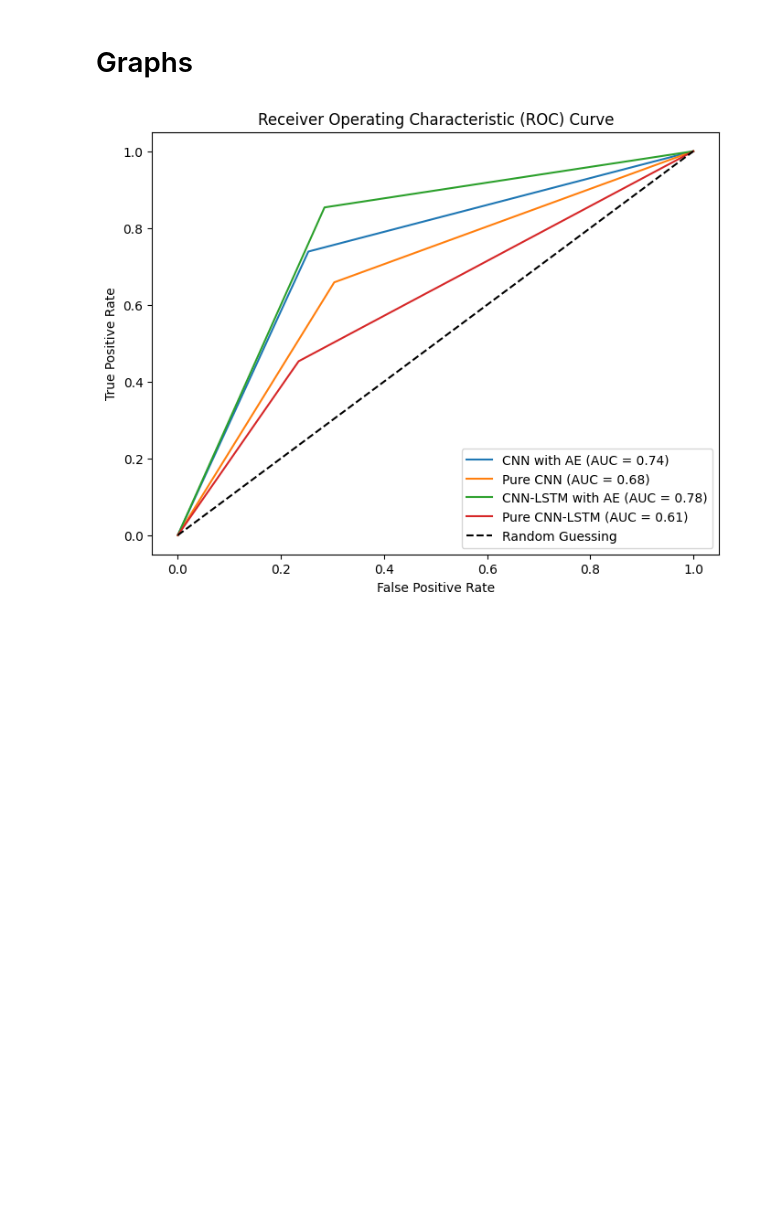
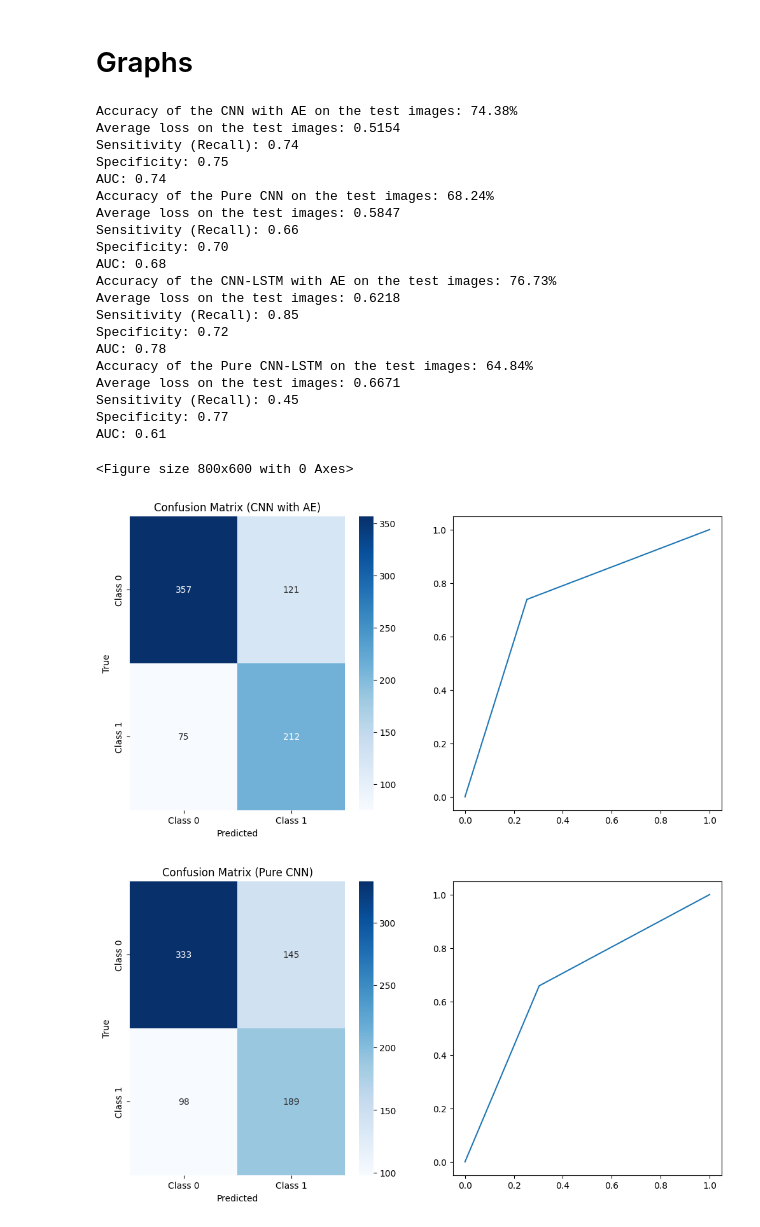
Before and after one commit to yasty-sanchez/ADHD_fMRI_DL, a Jupyter notebook: experiments.ipynb, the cells around one changed output. Saved outputs shown, nothing was run; the diff lists cells and outputs as text; code cells hidden in the pictures; blank space fills up the shorter version.

Commit message:
Added new graphs

```diff
--- a/experiments.ipynb
+++ b/experiments.ipynb
@@ -1464,31 +1464,81 @@ for model_name, model in models.items():
             # Forward pass
             output = model(inputs)
             loss = criterion(output, labels)
 
             total_loss += loss.item()
 
             # Get predictions and probabilities
             _, predicted = torch.max(output, 1)
 
             # Update counts
             total += labels.size(0)
             correct += (predicted == labels).sum().item()
 
             # Store predictions, labels, and probabilities for further metrics
             all_labels.extend(labels.cpu().numpy())
             all_preds.extend(predicted.cpu().numpy())
 
+    # Calculate accuracy and average loss
+    accuracy = 100 * correct / total
+    average_loss = total_loss / len(test_loader)
+
+    # Calculate confusion matrix and derived metrics
+    conf_matrix = confusion_matrix(all_labels, all_preds)
+    TN, FP, FN, TP = conf_matrix.ravel()
+    sensitivity = TP / (TP + FN) if (TP + FN) > 0 else 0  # Sensitivity / Recall
+    specificity = TN / (TN + FP) if (TN + FP) > 0 else 0  # Specificity
+
+    # Plot confusion matrix
+    fig, ax = plt.subplots(1, 2, figsize=(12, 6))
+
+    # Confusion matrix plot
+    sns.heatmap(conf_matrix, annot=True, fmt="d", cmap="Blues", ax=ax[0],
+                xticklabels=[f'Class {i}' for i in range(num_classes)],
+                yticklabels=[f'Class {i}' for i in range(num_classes)])
+    ax[0].set_xlabel('Predicted')
+    ax[0].set_ylabel('True')
+    ax[0].set_title(f'Confusion Matrix ({model_name})')
+
     # Calculate AUC and plot ROC curve
     auc_score = roc_auc_score(all_labels, all_preds)
     fpr, tpr, _ = roc_curve(all_labels, all_preds)
 
     plt.plot(fpr, tpr, label=f"{model_name} (AUC = {auc_score:.2f})")
+
+    # Print metrics
+    print(f'Accuracy of the {model_name} on the test images: {accuracy:.2f}%')
+    print(f'Average loss on the test images: {average_loss:.4f}')
+    print(f'Sensitivity (Recall): {sensitivity:.2f}')
+    print(f'Specificity: {specificity:.2f}')
+    print(f'AUC: {auc_score:.2f}')
 
 plt.plot([0, 1], [0, 1], "k--", label="Random Guessing")
 plt.xlabel("False Positive Rate")
 plt.ylabel("True Positive Rate")
 plt.title("Receiver Operating Characteristic (ROC) Curve")
 plt.legend()
 plt.show()
 # %% [output]
+Accuracy of the CNN with AE on the test images: 74.38%
+Average loss on the test images: 0.5154
+Sensitivity (Recall): 0.74
+Specificity: 0.75
+AUC: 0.74
+Accuracy of the Pure CNN on the test images: 68.24%
+Average loss on the test images: 0.5847
+Sensitivity (Recall): 0.66
+Specificity: 0.70
+AUC: 0.68
+Accuracy of the CNN-LSTM with AE on the test images: 76.73%
+Average loss on the test images: 0.6218
+Sensitivity (Recall): 0.85
+Specificity: 0.72
+AUC: 0.78
+Accuracy of the Pure CNN-LSTM on the test images: 64.84%
+Average loss on the test images: 0.6671
+Sensitivity (Recall): 0.45
+Specificity: 0.77
+AUC: 0.61
+<Figure size 800x600 with 0 Axes>
-[figure, old version]
+[figure, new version]
+[figure, added]
```
Also changed, not shown: parts of 2 cells of this notebook.
